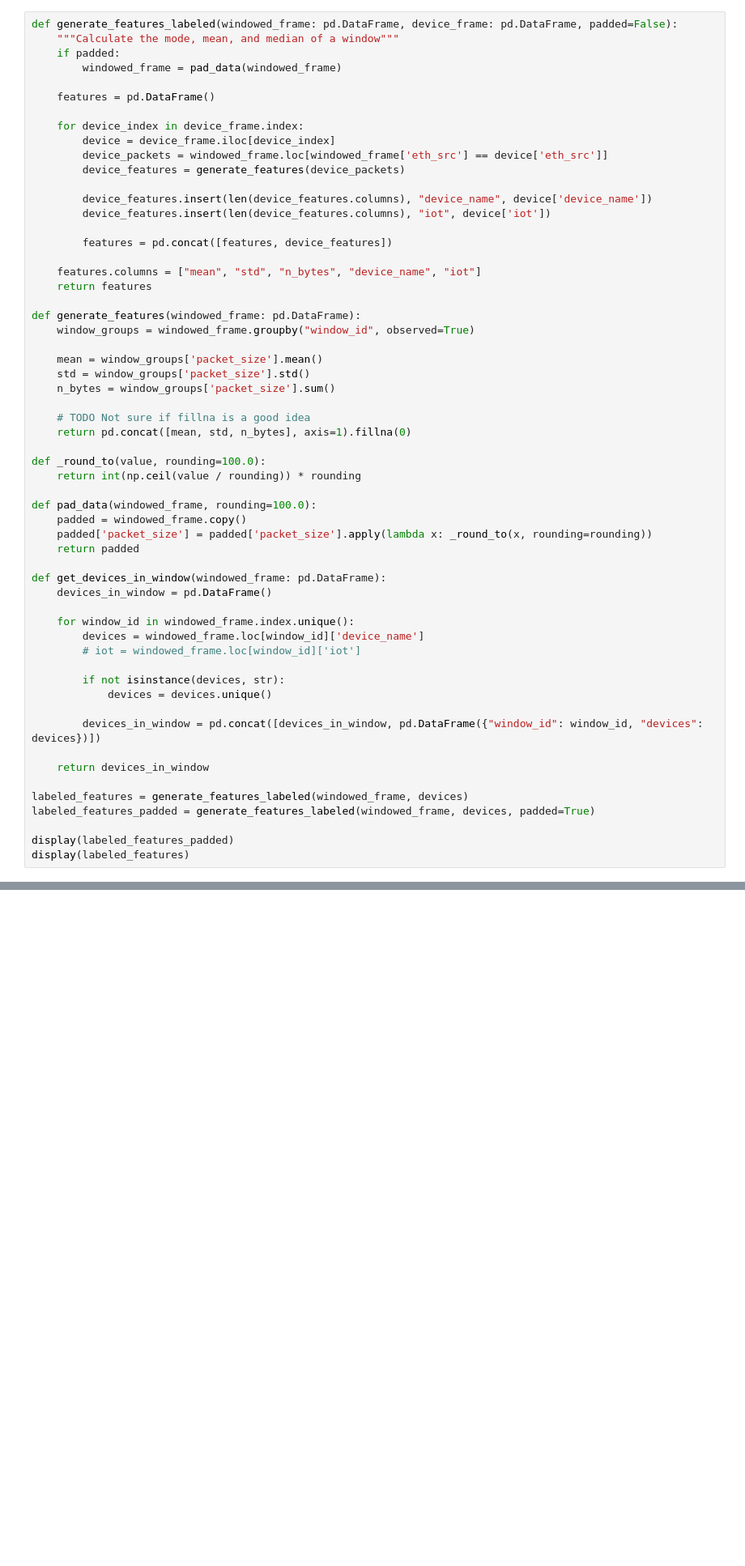
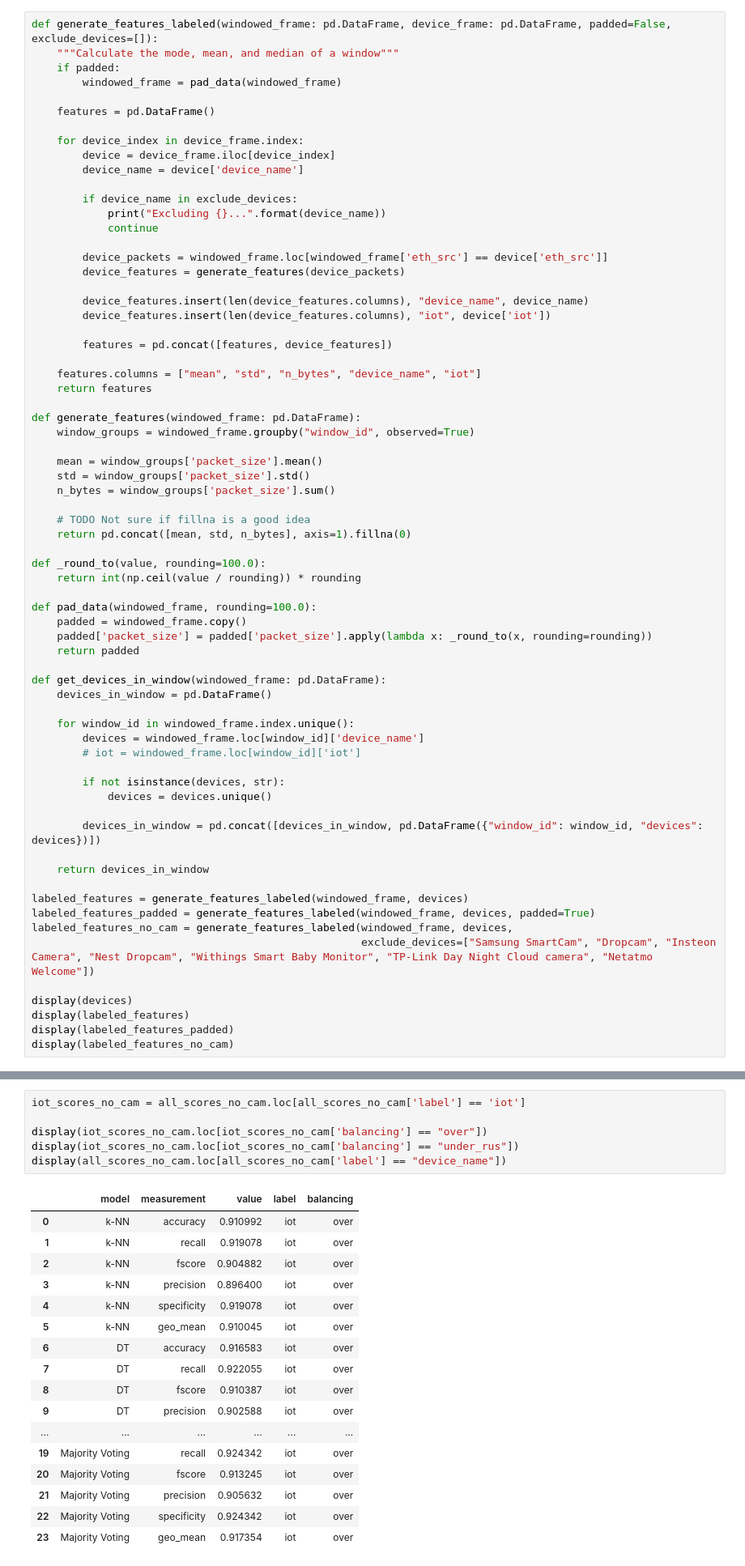
Before and after one commit to cochaviz/iot_classifier, a Jupyter notebook: classifier.ipynb, the cells around one changed output, grey strips where cells are left out. Shown at 81% size. Drawn from its saved outputs; the diff is of its cells as text; blank space fills up the shorter version.

```diff
--- a/classifier.ipynb
+++ b/classifier.ipynb
@@ -89,5 +153,5 @@ display(windowed_frame)
 # %%
-def generate_features_labeled(windowed_frame: pd.DataFrame, device_frame: pd.DataFrame, padded=False):
+def generate_features_labeled(windowed_frame: pd.DataFrame, device_frame: pd.DataFrame, padded=False, exclude_devices=[]):
     """Calculate the mode, mean, and median of a window"""
     if padded:
         windowed_frame = pad_data(windowed_frame)
@@ -96,10 +160,16 @@ def generate_features_labeled(windowed_frame: pd.DataFrame, device_frame: pd.Dat
 
     for device_index in device_frame.index:
         device = device_frame.iloc[device_index]
+        device_name = device['device_name']
+
+        if device_name in exclude_devices:
+            print("Excluding {}...".format(device_name))
+            continue
+
         device_packets = windowed_frame.loc[windowed_frame['eth_src'] == device['eth_src']]
         device_features = generate_features(device_packets)
 
-        device_features.insert(len(device_features.columns), "device_name", device['device_name'])
+        device_features.insert(len(device_features.columns), "device_name", device_name)
         device_features.insert(len(device_features.columns), "iot", device['iot'])
 
         features = pd.concat([features, device_features])
@@ -141,6 +211,10 @@ def get_devices_in_window(windowed_frame: pd.DataFrame):
 
 labeled_features = generate_features_labeled(windowed_frame, devices)
 labeled_features_padded = generate_features_labeled(windowed_frame, devices, padded=True)
+labeled_features_no_cam = generate_features_labeled(windowed_frame, devices,
+                                                    exclude_devices=["Samsung SmartCam", "Dropcam", "Insteon Camera", "Nest Dropcam", "Withings Smart Baby Monitor", "TP-Link Day Night Cloud camera", "Netatmo Welcome"])
 
+display(devices)
+display(labeled_features)
 display(labeled_features_padded)
-display(labeled_features)
+display(labeled_features_no_cam)
@@ -345,0 +897,24 @@ for experiment in all_clf_tuned:
+# %%
+iot_scores_no_cam = all_scores_no_cam.loc[all_scores_no_cam['label'] == 'iot']
+
+display(iot_scores_no_cam.loc[iot_scores_no_cam['balancing'] == "over"])
+display(iot_scores_no_cam.loc[iot_scores_no_cam['balancing'] == "under_rus"])
+display(all_scores_no_cam.loc[all_scores_no_cam['label'] == "device_name"])
+# %% [output]
+|  | model | measurement | value | label | balancing |
+| 0 | k-NN | accuracy | 0.910992 | iot | over |
+| 1 | k-NN | recall | 0.919078 | iot | over |
+| 2 | k-NN | fscore | 0.904882 | iot | over |
+| 3 | k-NN | precision | 0.896400 | iot | over |
+| 4 | k-NN | specificity | 0.919078 | iot | over |
+| 5 | k-NN | geo_mean | 0.910045 | iot | over |
+| 6 | DT | accuracy | 0.916583 | iot | over |
+| 7 | DT | recall | 0.922055 | iot | over |
+| 8 | DT | fscore | 0.910387 | iot | over |
+| 9 | DT | precision | 0.902588 | iot | over |
+| ... | ... | ... | ... | ... | ... |
+| 19 | Majority Voting | recall | 0.924342 | iot | over |
+| 20 | Majority Voting | fscore | 0.913245 | iot | over |
+| 21 | Majority Voting | precision | 0.905632 | iot | over |
+| 22 | Majority Voting | specificity | 0.924342 | iot | over |
+| 23 | Majority Voting | geo_mean | 0.917354 | iot | over |
```
Also changed, not shown: parts of 25 cells of this notebook, 2 other files.
